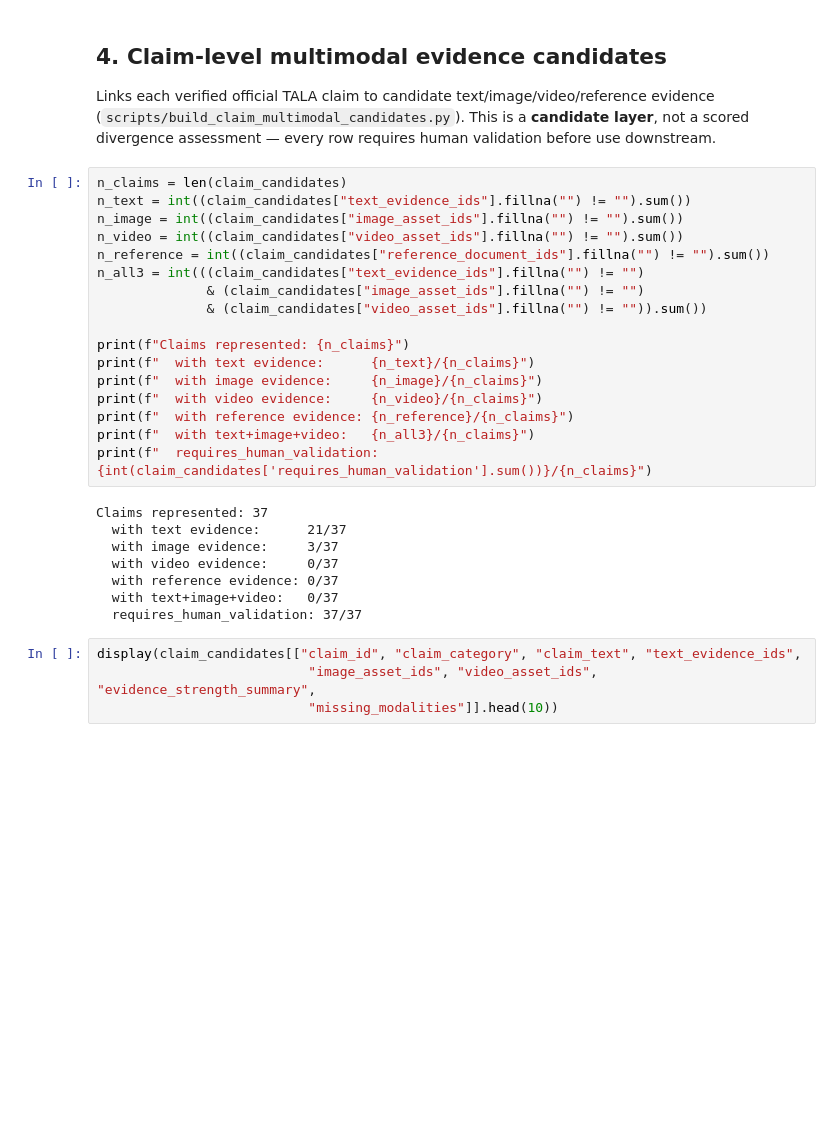
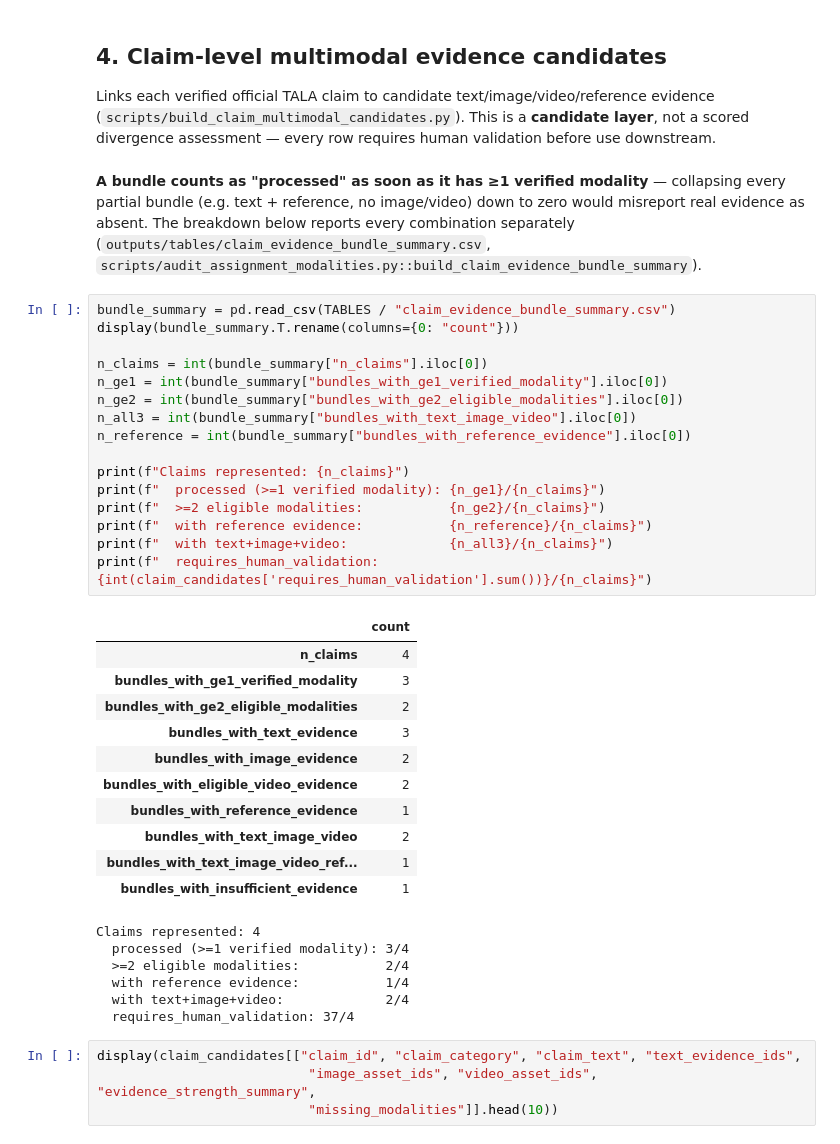
Before and after one commit to VinayakSrivastava2508/tala-multimodal-ai, a Jupyter notebook: notebooks/03_video_pipeline_and_multimodal_evidence.ipynb, the cells around one changed output. Cells and saved outputs as stored; diff of their text form; blank space fills up the shorter version.

```diff
--- a/notebooks/03_video_pipeline_and_multimodal_evidence.ipynb
+++ b/notebooks/03_video_pipeline_and_multimodal_evidence.ipynb
@@ -171,31 +177,45 @@ display(video_feature_summary)
 Links each verified official TALA claim to candidate text/image/video/reference evidence
 (`scripts/build_claim_multimodal_candidates.py`). This is a **candidate layer**, not a scored
 divergence assessment — every row requires human validation before use downstream.
-# %%
-n_claims = len(claim_candidates)
-n_text = int((claim_candidates["text_evidence_ids"].fillna("") != "").sum())
-n_image = int((claim_candidates["image_asset_ids"].fillna("") != "").sum())
-n_video = int((claim_candidates["video_asset_ids"].fillna("") != "").sum())
-n_reference = int((claim_candidates["reference_document_ids"].fillna("") != "").sum())
-n_all3 = int(((claim_candidates["text_evidence_ids"].fillna("") != "")
-              & (claim_candidates["image_asset_ids"].fillna("") != "")
-              & (claim_candidates["video_asset_ids"].fillna("") != "")).sum())
-
-print(f"Claims represented: {n_claims}")
-print(f"  with text evidence:      {n_text}/{n_claims}")
-print(f"  with image evidence:     {n_image}/{n_claims}")
-print(f"  with video evidence:     {n_video}/{n_claims}")
-print(f"  with reference evidence: {n_reference}/{n_claims}")
-print(f"  with text+image+video:   {n_all3}/{n_claims}")
-print(f"  requires_human_validation: {int(claim_candidates['requires_human_validation'].sum())}/{n_claims}")
-# %% [output]
-Claims represented: 37
-  with text evidence:      21/37
-  with image evidence:     3/37
-  with video evidence:     0/37
-  with reference evidence: 0/37
-  with text+image+video:   0/37
-  requires_human_validation: 37/37
+# %% [markdown]
+**A bundle counts as "processed" as soon as it has ≥1 verified modality** — collapsing every
+partial bundle (e.g. text + reference, no image/video) down to zero would misreport real evidence
+as absent. The breakdown below reports every combination separately
+(`outputs/tables/claim_evidence_bundle_summary.csv`, `scripts/audit_assignment_modalities.py::build_claim_evidence_bundle_summary`).
+# %%
+bundle_summary = pd.read_csv(TABLES / "claim_evidence_bundle_summary.csv")
+display(bundle_summary.T.rename(columns={0: "count"}))
+
+n_claims = int(bundle_summary["n_claims"].iloc[0])
+n_ge1 = int(bundle_summary["bundles_with_ge1_verified_modality"].iloc[0])
+n_ge2 = int(bundle_summary["bundles_with_ge2_eligible_modalities"].iloc[0])
+n_all3 = int(bundle_summary["bundles_with_text_image_video"].iloc[0])
+n_reference = int(bundle_summary["bundles_with_reference_evidence"].iloc[0])
+
+print(f"Claims represented: {n_claims}")
+print(f"  processed (>=1 verified modality): {n_ge1}/{n_claims}")
+print(f"  >=2 eligible modalities:           {n_ge2}/{n_claims}")
+print(f"  with reference evidence:           {n_reference}/{n_claims}")
+print(f"  with text+image+video:             {n_all3}/{n_claims}")
+print(f"  requires_human_validation: {int(claim_candidates['requires_human_validation'].sum())}/{n_claims}")
+# %% [output]
+|  | count |
+| n_claims | 4 |
+| bundles_with_ge1_verified_modality | 3 |
+| bundles_with_ge2_eligible_modalities | 2 |
+| bundles_with_text_evidence | 3 |
+| bundles_with_image_evidence | 2 |
+| bundles_with_eligible_video_evidence | 2 |
+| bundles_with_reference_evidence | 1 |
+| bundles_with_text_image_video | 2 |
+| bundles_with_text_image_video_ref... | 1 |
+| bundles_with_insufficient_evidence | 1 |
+Claims represented: 4
+  processed (>=1 verified modality): 3/4
+  >=2 eligible modalities:           2/4
+  with reference evidence:           1/4
+  with text+image+video:             2/4
+  requires_human_validation: 37/4
 # %%
 display(claim_candidates[["claim_id", "claim_category", "claim_text", "text_evidence_ids",
                            "image_asset_ids", "video_asset_ids", "evidence_strength_summary",
```
Also changed, not shown: parts of 7 cells of this notebook, 6 other files.
